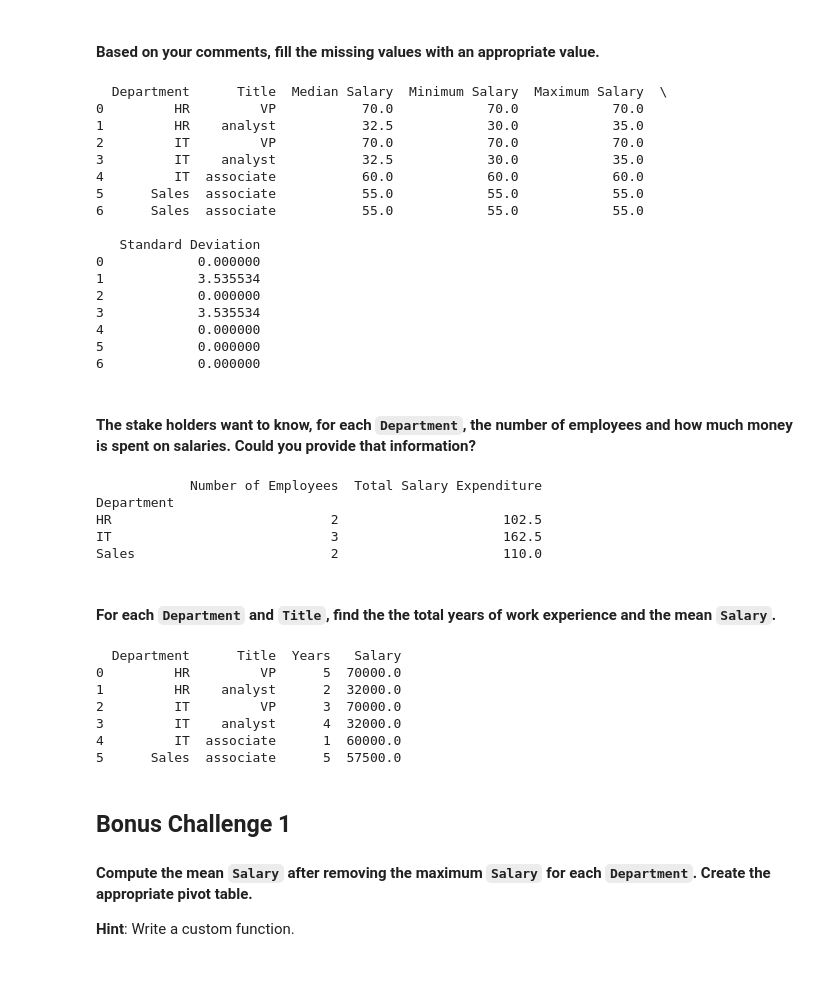
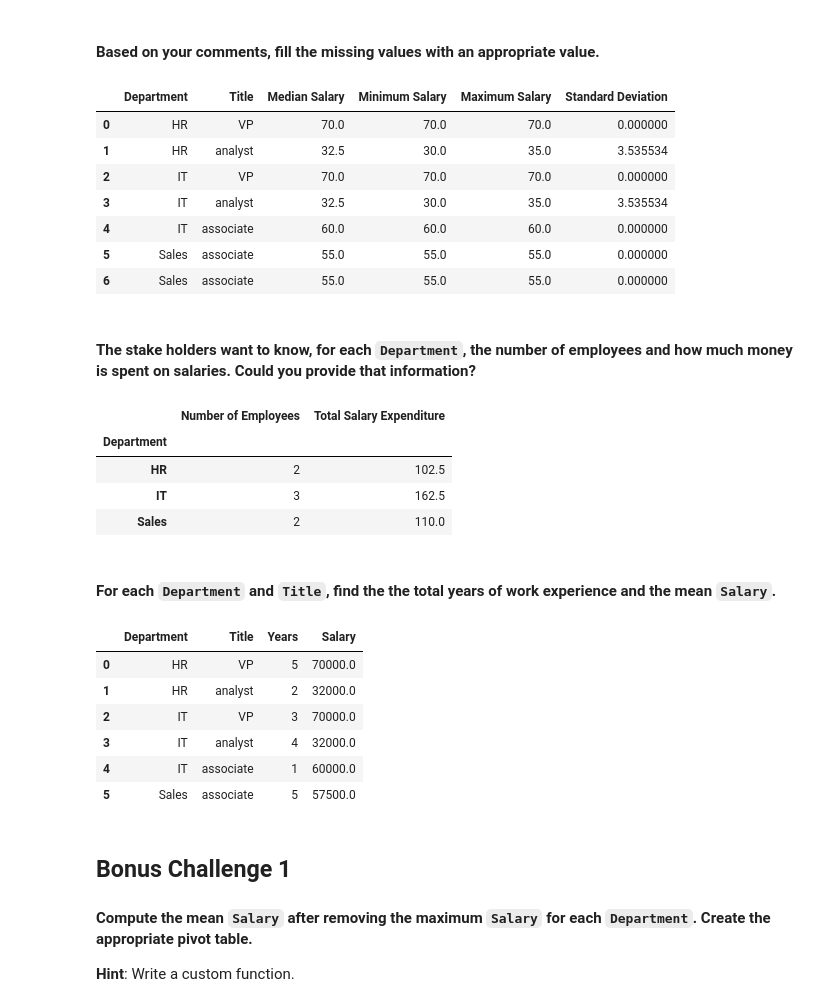
Before and after one commit to ta-data-par/DAFT_0307, a Jupyter notebook: module_2/Lab_5_ Pivot-Tables-and-Crosstab/pivots.ipynb, the cells around one changed output. Saved outputs shown, nothing was run; the diff lists cells and outputs as text; code cells hidden in the pictures; blank space fills up the shorter version.

```diff
--- a/module_2/Lab_5_ Pivot-Tables-and-Crosstab/pivots.ipynb
+++ b/module_2/Lab_5_ Pivot-Tables-and-Crosstab/pivots.ipynb
@@ -149,51 +140,42 @@ VP earn more than the others and theres NaN values to fill
 # %%
 
 
 # Sample data to create the DataFrame
 data = {
     'Department': ['HR', 'HR', 'IT', 'IT', 'IT', 'Sales', 'Sales'],
     'Title': ['VP', 'analyst', 'VP', 'analyst', 'associate', 'associate', 'associate'],
     'Median Salary': [70.0, 32.5, 70.0, 32.5, 60.0, 55.0, None],
     'Minimum Salary': [70, 30, 70, 30, 60, 55, None],
     'Maximum Salary': [70, 35, 70, 35, 60, 55, None],
     'Standard Deviation': [None, 3.535534, None, 3.535534, None, 0.0, None]
 }
 
 # Convert the dictionary to a DataFrame
 employee_data = pd.DataFrame(data)
 
 # Fill missing 'Median Salary' with the median of their respective job titles and departments
 median_salary = employee_data.groupby(['Department', 'Title'])['Median Salary'].transform('median')
 employee_data['Median Salary'].fillna(median_salary, inplace=True)
 
 # Fill missing 'Minimum Salary' with the filled 'Median Salary'
 employee_data['Minimum Salary'].fillna(employee_data['Median Salary'], inplace=True)
 
 # Fill missing 'Maximum Salary' with the filled 'Median Salary'
 employee_data['Maximum Salary'].fillna(employee_data['Median Salary'], inplace=True)
 
 # Fill missing 'Standard Deviation' with 0
 employee_data['Standard Deviation'].fillna(0, inplace=True)
 
-print(employee_data)
+display(employee_data)
 # %% [output]
-  Department      Title  Median Salary  Minimum Salary  Maximum Salary  \
-0         HR         VP           70.0            70.0            70.0
-1         HR    analyst           32.5            30.0            35.0
-2         IT         VP           70.0            70.0            70.0
-3         IT    analyst           32.5            30.0            35.0
-4         IT  associate           60.0            60.0            60.0
-5      Sales  associate           55.0            55.0            55.0
-6      Sales  associate           55.0            55.0            55.0
-
-   Standard Deviation
-0            0.000000
-1            3.535534
-2            0.000000
-3            3.535534
-4            0.000000
-5            0.000000
-6            0.000000
+|  | Department | Title | Median Salary | Minimum Salary | Maximum Salary | Standard Deviation |
+| 0 | HR | VP | 70.0 | 70.0 | 70.0 | 0.000000 |
+| 1 | HR | analyst | 32.5 | 30.0 | 35.0 | 3.535534 |
+| 2 | IT | VP | 70.0 | 70.0 | 70.0 | 0.000000 |
+| 3 | IT | analyst | 32.5 | 30.0 | 35.0 | 3.535534 |
+| 4 | IT | associate | 60.0 | 60.0 | 60.0 | 0.000000 |
+| 5 | Sales | associate | 55.0 | 55.0 | 55.0 | 0.000000 |
+| 6 | Sales | associate | 55.0 | 55.0 | 55.0 | 0.000000 |
 # %% [markdown]
 #### The stake holders want to know, for each `Department`, the number of employees and how much money is spent on salaries. Could you provide that information?
 # %%
@@ -236,13 +218,13 @@ department_summary = pd.DataFrame({
     'Total Salary Expenditure': total_salary_expenditure
 })
 
-print(department_summary)
+display(department_summary)
 # %% [output]
-            Number of Employees  Total Salary Expenditure
-Department
-HR                            2                     102.5
-IT                            3                     162.5
-Sales                         2                     110.0
+|  | Number of Employees | Total Salary Expenditure |
+| Department |  |  |
+| HR | 2 | 102.5 |
+| IT | 3 | 162.5 |
+| Sales | 2 | 110.0 |
 # %% [markdown]
 #### For each `Department` and `Title`, find the the total years of work experience and the mean `Salary`.
 # %%
@@ -265,15 +247,15 @@ department_title_summary = employee_data.groupby(['Department', 'Title']).agg({
     'Salary': 'mean'
 }).reset_index()
 
-print(department_title_summary)
+display(department_title_summary)
 # %% [output]
-  Department      Title  Years   Salary
-0         HR         VP      5  70000.0
-1         HR    analyst      2  32000.0
-2         IT         VP      3  70000.0
-3         IT    analyst      4  32000.0
-4         IT  associate      1  60000.0
-5      Sales  associate      5  57500.0
+|  | Department | Title | Years | Salary |
+| 0 | HR | VP | 5 | 70000.0 |
+| 1 | HR | analyst | 2 | 32000.0 |
+| 2 | IT | VP | 3 | 70000.0 |
+| 3 | IT | analyst | 4 | 32000.0 |
+| 4 | IT | associate | 1 | 60000.0 |
+| 5 | Sales | associate | 5 | 57500.0 |
 # %% [markdown]
 ## Bonus Challenge 1
 
```
Also changed, not shown: parts of 25 cells of this notebook, 1 other file.
